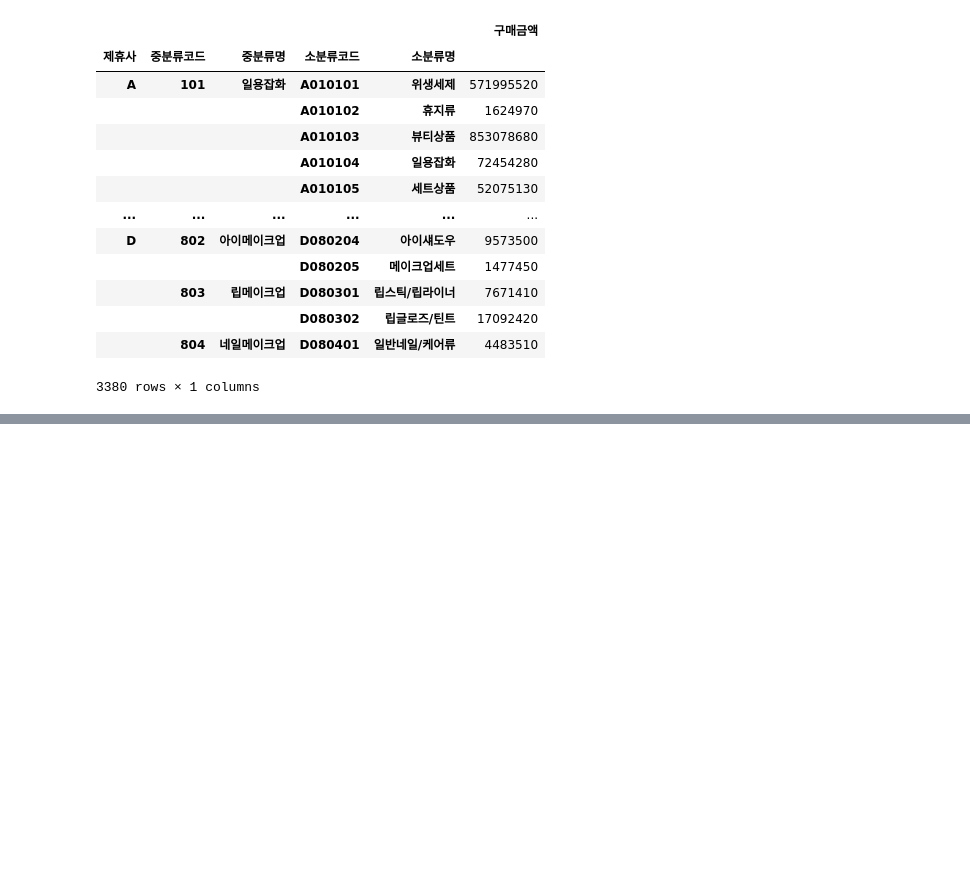
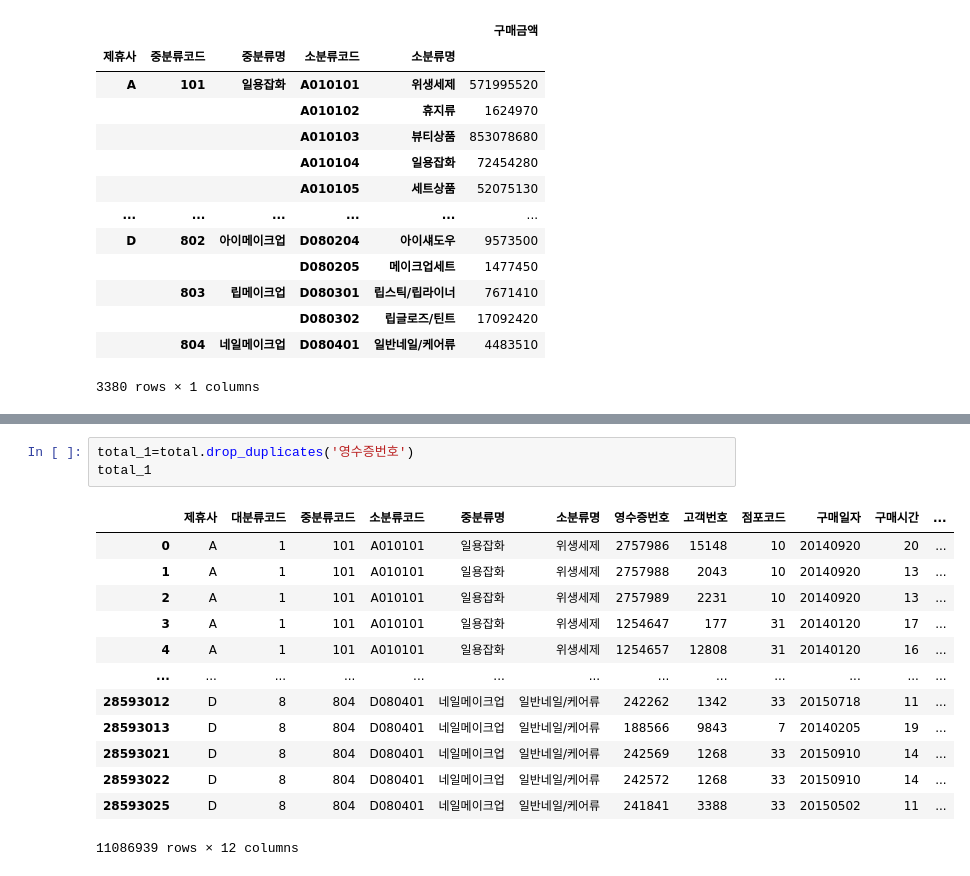
Before and after one commit to ttma333/python, a Jupyter notebook: 2차프로젝트.ipynb, the cells around one changed output, grey strips where cells are left out. Saved outputs shown, nothing was run; the diff lists cells and outputs as text; blank space fills up the shorter version.

```diff
--- a/2차프로젝트.ipynb
+++ b/2차프로젝트.ipynb
@@ -418,0 +487,17 @@ total_2015
+# %%
+total_1=total.drop_duplicates('영수증번호')
+total_1
+# %% [output]
+|  | 제휴사 | 대분류코드 | 중분류코드 | 소분류코드 | 중분류명 | 소분류명 | 영수증번호 | 고객번호 | 점포코드 | 구매일자 | 구매시간 | ... |
+| 0 | A | 1 | 101 | A010101 | 일용잡화 | 위생세제 | 2757986 | 15148 | 10 | 20140920 | 20 | ... |
+| 1 | A | 1 | 101 | A010101 | 일용잡화 | 위생세제 | 2757988 | 2043 | 10 | 20140920 | 13 | ... |
+| 2 | A | 1 | 101 | A010101 | 일용잡화 | 위생세제 | 2757989 | 2231 | 10 | 20140920 | 13 | ... |
+| 3 | A | 1 | 101 | A010101 | 일용잡화 | 위생세제 | 1254647 | 177 | 31 | 20140120 | 17 | ... |
+| 4 | A | 1 | 101 | A010101 | 일용잡화 | 위생세제 | 1254657 | 12808 | 31 | 20140120 | 16 | ... |
+| ... | ... | ... | ... | ... | ... | ... | ... | ... | ... | ... | ... | ... |
+| 28593012 | D | 8 | 804 | D080401 | 네일메이크업 | 일반네일/케어류 | 242262 | 1342 | 33 | 20150718 | 11 | ... |
+| 28593013 | D | 8 | 804 | D080401 | 네일메이크업 | 일반네일/케어류 | 188566 | 9843 | 7 | 20140205 | 19 | ... |
+| 28593021 | D | 8 | 804 | D080401 | 네일메이크업 | 일반네일/케어류 | 242569 | 1268 | 33 | 20150910 | 14 | ... |
+| 28593022 | D | 8 | 804 | D080401 | 네일메이크업 | 일반네일/케어류 | 242572 | 1268 | 33 | 20150910 | 14 | ... |
+| 28593025 | D | 8 | 804 | D080401 | 네일메이크업 | 일반네일/케어류 | 241841 | 3388 | 33 | 20150502 | 11 | ... |
+11086939 rows × 12 columns
```
Also changed, not shown: parts of 24 cells of this notebook.
